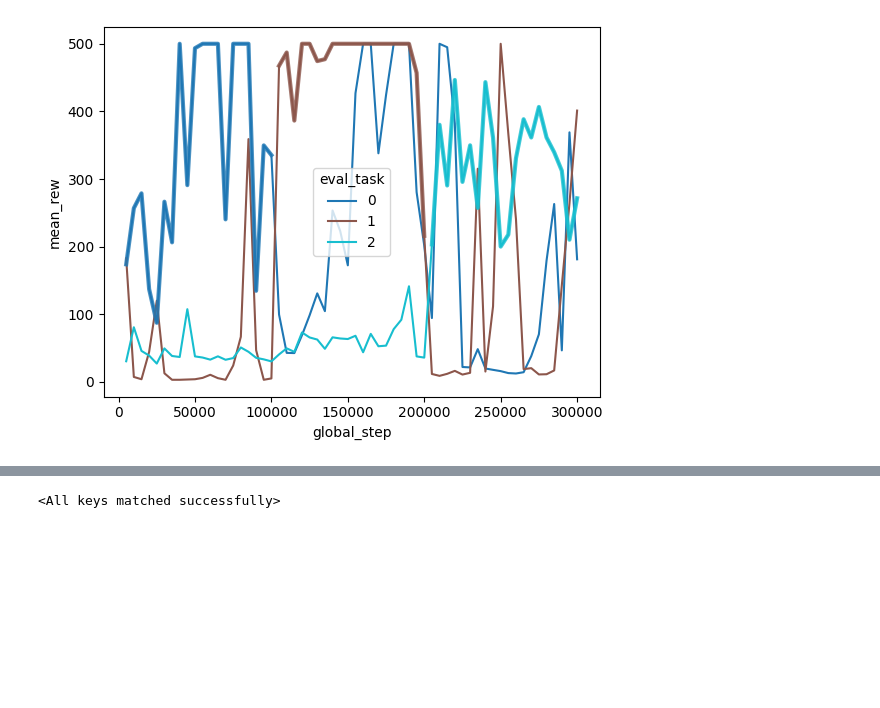
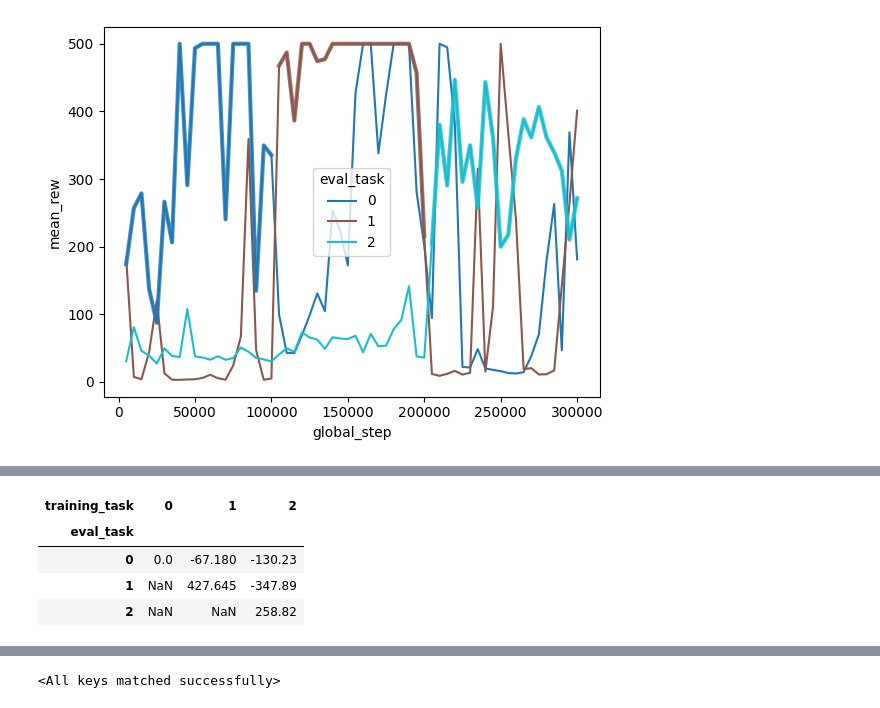
Before and after one commit to gdubbs100/tianshou_ewc, a Jupyter notebook: scratch.ipynb, the cells around one changed output, grey strips where cells are left out. Cells and saved outputs as stored; diff of their text form; code cells hidden in the pictures; blank space fills up the shorter version.

```diff
--- a/scratch.ipynb
+++ b/scratch.ipynb
@@ -75,0 +108,8 @@ plt.show();
+# %%
+forgetting.T
+# %% [output]
+| training_task | 0 | 1 | 2 |
+| eval_task |  |  |  |
+| 0 | 0.0 | -67.180 | -130.23 |
+| 1 | NaN | 427.645 | -347.89 |
+| 2 | NaN | NaN | 258.82 |
```
Also changed, not shown: parts of 9 cells of this notebook.
